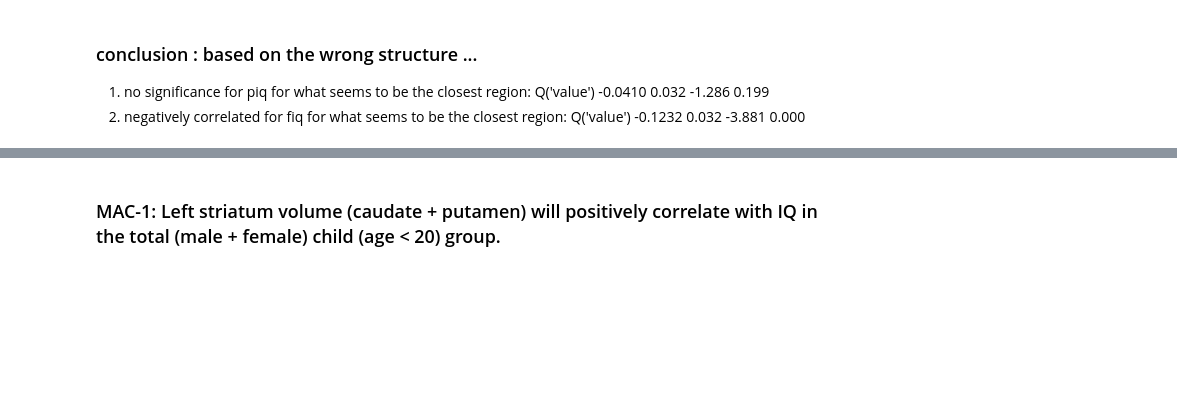
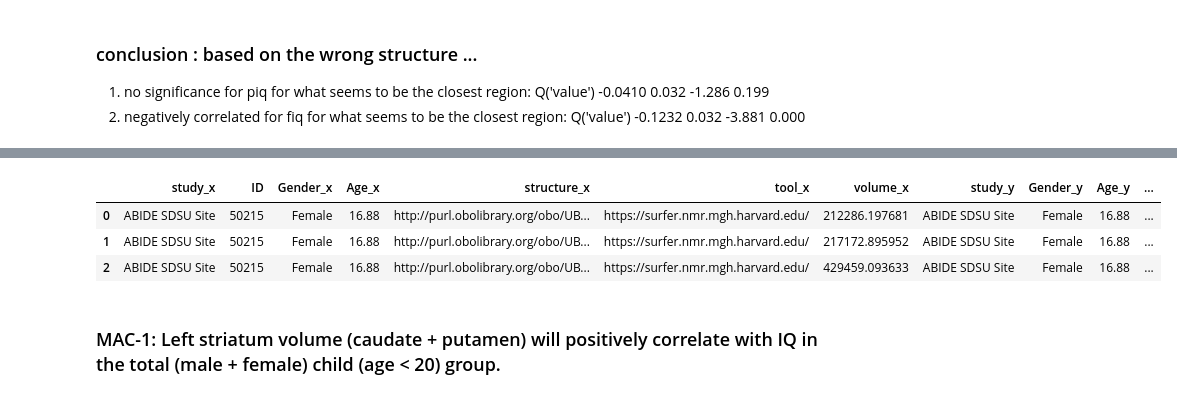
Before and after one commit to jbpoline/simple2_analysis, a Jupyter notebook: analysis-2.ipynb, the cells around one changed output, grey strips where cells are left out. Drawn from its saved outputs; the diff is of its cells as text; code cells hidden in the pictures; blank space fills up the shorter version.

```diff
--- a/analysis-2.ipynb
+++ b/analysis-2.ipynb
@@ -469,0 +559,2 @@ Q('value')                      -0.1232      0.032     -3.881      0.000
+# %%
+tmp1['volume_gm'] = tmp2['volume']
@@ -469,0 +572,8 @@ Q('value')                      -0.1232      0.032     -3.881      0.000
+# %%
+merged_inner = pd.merge(left=tmp1, right=tmp2, left_on='ID', right_on='ID')
+merged_inner.head(3)
+# %% [output]
+|  | study_x | ID | Gender_x | Age_x | structure_x | tool_x | volume_x | study_y | Gender_y | Age_y | ... |
+| 0 | ABIDE SDSU Site | 50215 | Female | 16.88 | http://purl.obolibrary.org/obo/UB... | https://surfer.nmr.mgh.harvard.edu/ | 212286.197681 | ABIDE SDSU Site | Female | 16.88 | ... |
+| 1 | ABIDE SDSU Site | 50215 | Female | 16.88 | http://purl.obolibrary.org/obo/UB... | https://surfer.nmr.mgh.harvard.edu/ | 217172.895952 | ABIDE SDSU Site | Female | 16.88 | ... |
+| 2 | ABIDE SDSU Site | 50215 | Female | 16.88 | http://purl.obolibrary.org/obo/UB... | https://surfer.nmr.mgh.harvard.edu/ | 429459.093633 | ABIDE SDSU Site | Female | 16.88 | ... |
```
Also changed, not shown: parts of 12 cells of this notebook.
